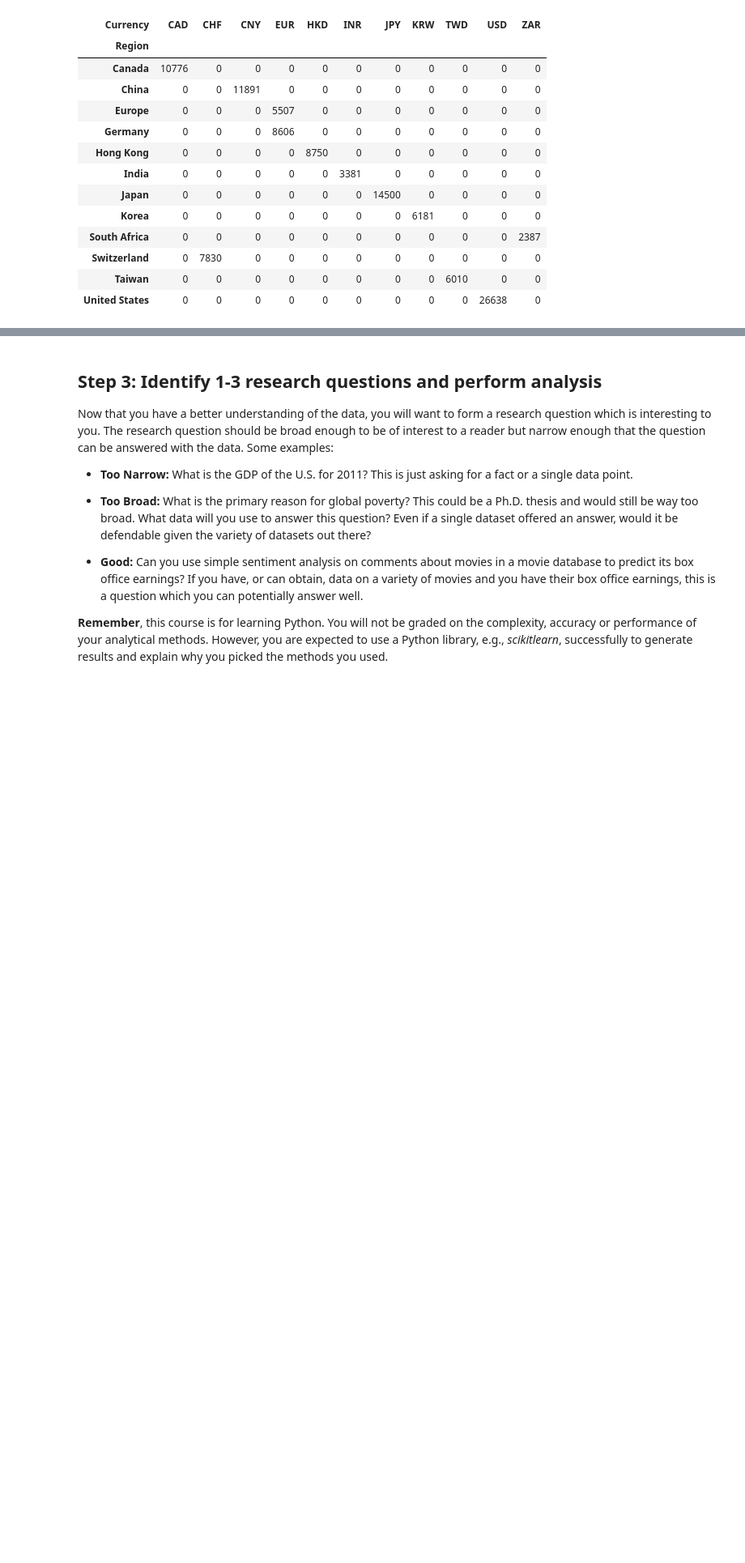
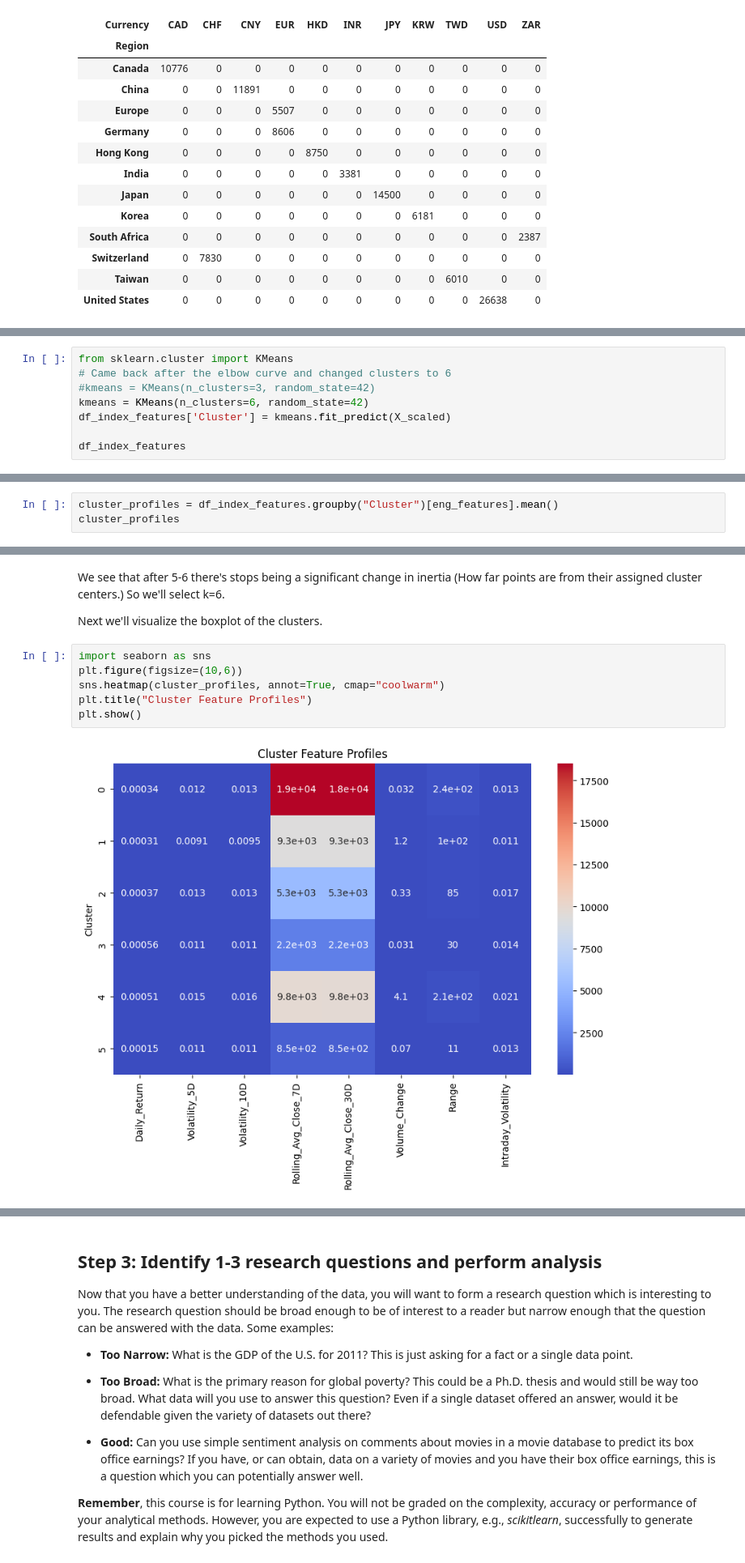
Before and after one commit to kiah-ucsd/DSE200, a Jupyter notebook: FinalProject/Final Project_Fall2025.ipynb, the cells around one changed output, grey strips where cells are left out. Shown at 81% size. Drawn from its saved outputs; the diff is of its cells as text; blank space fills up the shorter version.

```diff
--- a/FinalProject/Final Project_Fall2025.ipynb
+++ b/FinalProject/Final Project_Fall2025.ipynb
@@ -410,0 +482,8 @@ pd.crosstab(df_data_index["Region"], df_data_index["Currency"])
+# %%
+from sklearn.cluster import KMeans
+# Came back after the elbow curve and changed clusters to 6
+#kmeans = KMeans(n_clusters=3, random_state=42)
+kmeans = KMeans(n_clusters=6, random_state=42)
+df_index_features['Cluster'] = kmeans.fit_predict(X_scaled)
+
+df_index_features
@@ -410,0 +505,3 @@ pd.crosstab(df_data_index["Region"], df_data_index["Currency"])
+# %%
+cluster_profiles = df_index_features.groupby("Cluster")[eng_features].mean()
+cluster_profiles
@@ -410,0 +534,12 @@ pd.crosstab(df_data_index["Region"], df_data_index["Currency"])
+# %% [markdown]
+We see that after 5-6 there's stops being a significant change in inertia (How far points are from their assigned cluster centers.) So we'll select k=6.
+
+Next we'll visualize the boxplot of the clusters.
+# %%
+import seaborn as sns
+plt.figure(figsize=(10,6))
+sns.heatmap(cluster_profiles, annot=True, cmap="coolwarm")
+plt.title("Cluster Feature Profiles")
+plt.show()
+# %% [output]
+[figure, added]
```
Also changed, not shown: parts of 16 cells of this notebook.
